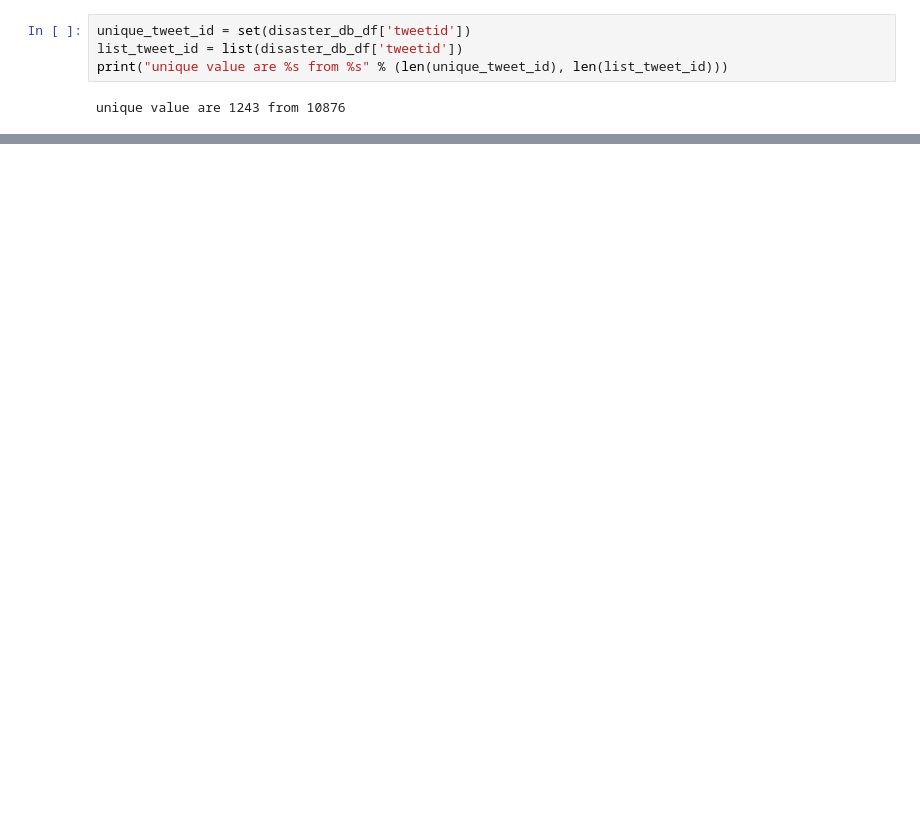
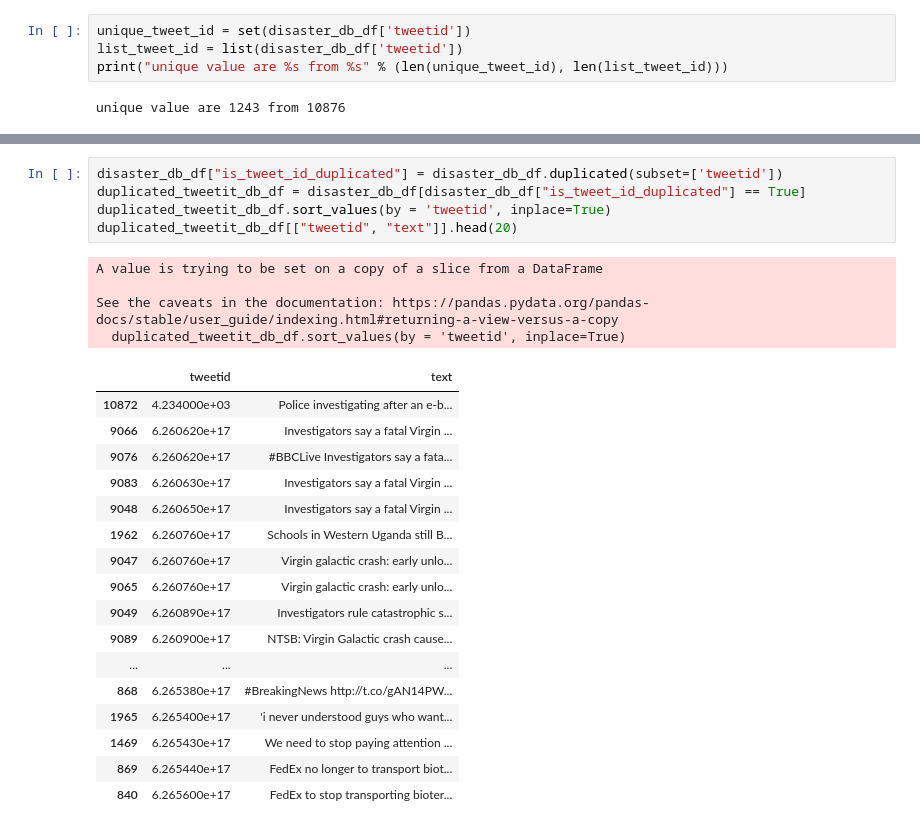
Before and after one commit to CarlosChicata/data_world_portfolio, a Jupyter notebook: Projects/POC/AWS_Ingesting_disaster_tweets_in_real_time/process_scripts/Assign_better_label_to_dataset.ipynb, the cells around one changed output, grey strips where cells are left out. Cells and saved outputs as stored; diff of their text form; blank space fills up the shorter version.

```diff
--- a/Projects/POC/AWS_Ingesting_disaster_tweets_in_real_time/process_scripts/Assign_better_label_to_dataset.ipynb
+++ b/Projects/POC/AWS_Ingesting_disaster_tweets_in_real_time/process_scripts/Assign_better_label_to_dataset.ipynb
@@ -192,0 +226,27 @@ well i know all tweets are non-null, that's trustworthy.
+# %%
+disaster_db_df["is_tweet_id_duplicated"] = disaster_db_df.duplicated(subset=['tweetid'])
+duplicated_tweetit_db_df = disaster_db_df[disaster_db_df["is_tweet_id_duplicated"] == True]
+duplicated_tweetit_db_df.sort_values(by = 'tweetid', inplace=True)
+duplicated_tweetit_db_df[["tweetid", "text"]].head(20)
+# %% [output]
+A value is trying to be set on a copy of a slice from a DataFrame
+
+See the caveats in the documentation: https://pandas.pydata.org/pandas-docs/stable/user_guide/indexing.html#returning-a-view-versus-a-copy
+  duplicated_tweetit_db_df.sort_values(by = 'tweetid', inplace=True)
+|  | tweetid | text |
+| 10872 | 4.234000e+03 | Police investigating after an e-b... |
+| 9066 | 6.260620e+17 | Investigators say a fatal Virgin ... |
+| 9076 | 6.260620e+17 | #BBCLive Investigators say a fata... |
+| 9083 | 6.260630e+17 | Investigators say a fatal Virgin ... |
+| 9048 | 6.260650e+17 | Investigators say a fatal Virgin ... |
+| 1962 | 6.260760e+17 | Schools in Western Uganda still B... |
+| 9047 | 6.260760e+17 | Virgin galactic crash: early unlo... |
+| 9065 | 6.260760e+17 | Virgin galactic crash: early unlo... |
+| 9049 | 6.260890e+17 | Investigators rule catastrophic s... |
+| 9089 | 6.260900e+17 | NTSB: Virgin Galactic crash cause... |
+| ... | ... | ... |
+| 868 | 6.265380e+17 | #BreakingNews http://t.co/gAN14PW... |
+| 1965 | 6.265400e+17 | 'i never understood guys who want... |
+| 1469 | 6.265430e+17 | We need to stop paying attention ... |
+| 869 | 6.265440e+17 | FedEx no longer to transport biot... |
+| 840 | 6.265600e+17 | FedEx to stop transporting bioter... |
```
Also changed, not shown: parts of 6 cells of this notebook.
